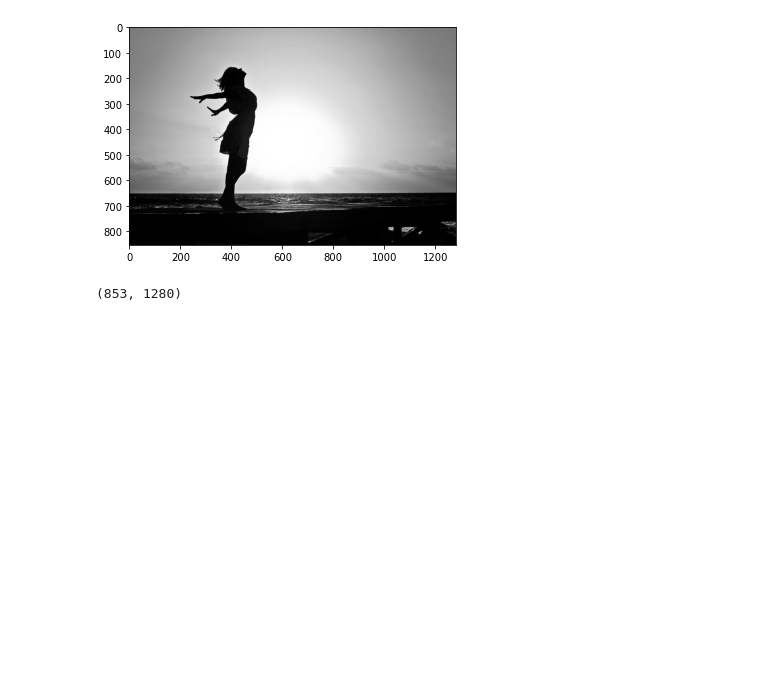
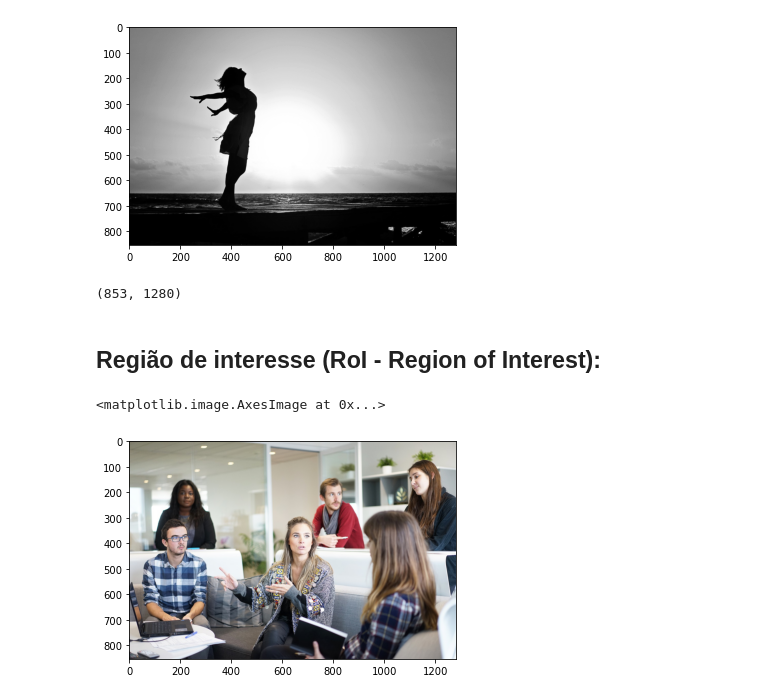
Before and after one commit to silsantos/Image_Classification_Python, a Jupyter notebook: 2_Reconhecimento_facial.ipynb, the cells around one changed output. Cells and saved outputs as stored; diff of their text form; code cells hidden in the pictures; blank space fills up the shorter version.

```diff
--- a/2_Reconhecimento_facial.ipynb
+++ b/2_Reconhecimento_facial.ipynb
@@ -59,3 +59,15 @@ plt.imshow(imagem_cinza, cmap = 'gray')
 imagem_cinza.shape
 # %% [output]
 (853, 1280)
+# %% [markdown]
+## Região de interesse (RoI - Region of Interest):
+# %%
+# Abrindo e convertendo outra imagem:
+
+imagem = cv2.imread('images/px-people.jpg')
+imagem = cv2.cvtColor(imagem, cv2.COLOR_BGR2RGB)
+# %%
+plt.imshow(imagem)
+# %% [output]
+<matplotlib.image.AxesImage at 0x...>
+[figure, added]
```
Also changed, not shown: parts of 16 cells of this notebook.
